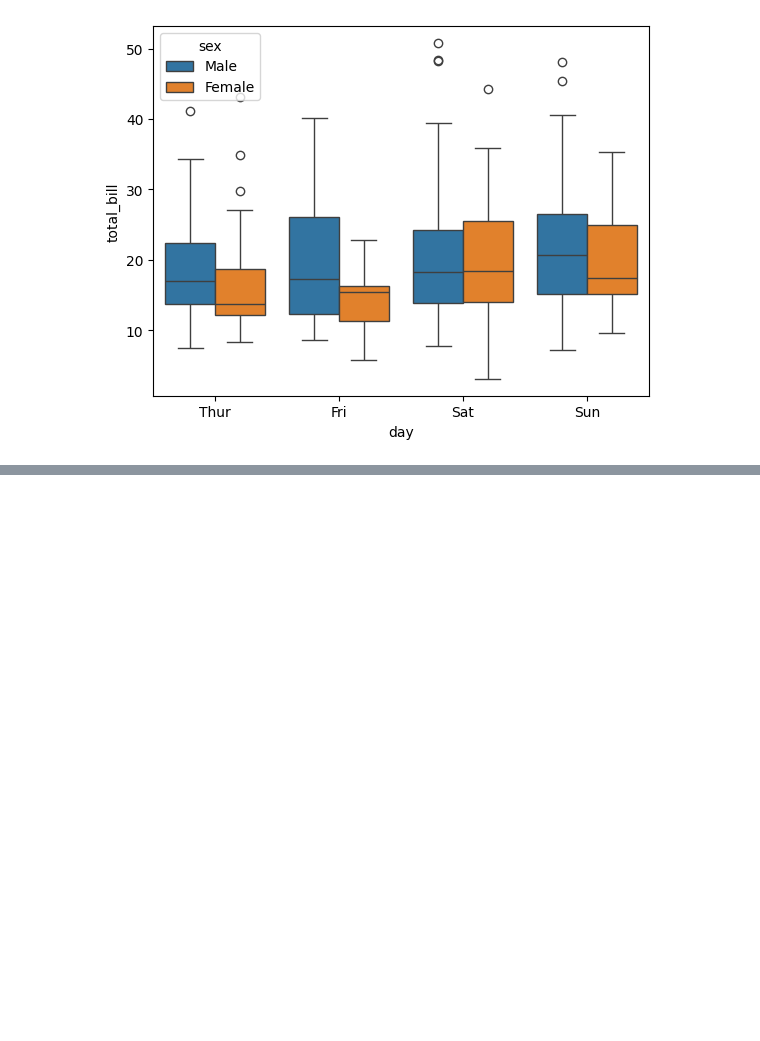
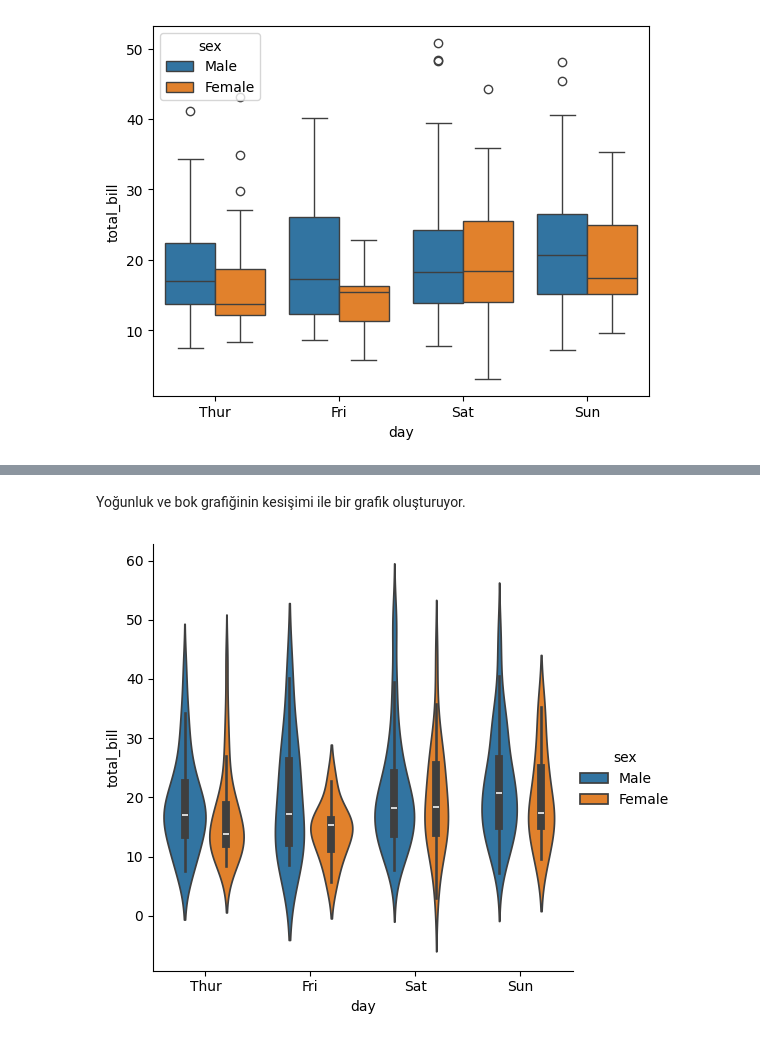
Before and after one commit to BedirhanE/YapayZeka_ve_VeriBilimi, a Jupyter notebook: Data_Visualization2.ipynb, the cells around one changed output, grey strips where cells are left out. Cells and saved outputs as stored; diff of their text form; code cells hidden in the pictures; blank space fills up the shorter version.

```diff
--- a/Data_Visualization2.ipynb
+++ b/Data_Visualization2.ipynb
@@ -222,0 +231,6 @@ sns.boxplot(x="day",y="total_bill",hue="sex",data=df);
+# %% [markdown]
+Yoğunluk ve bok grafiğinin kesişimi ile bir grafik oluşturuyor.
+# %%
+sns.catplot(x="day",y="total_bill" , hue="sex",kind="violin",data=df);
+# %% [output]
+[figure, added]
```
Also changed, not shown: parts of 16 cells of this notebook.
